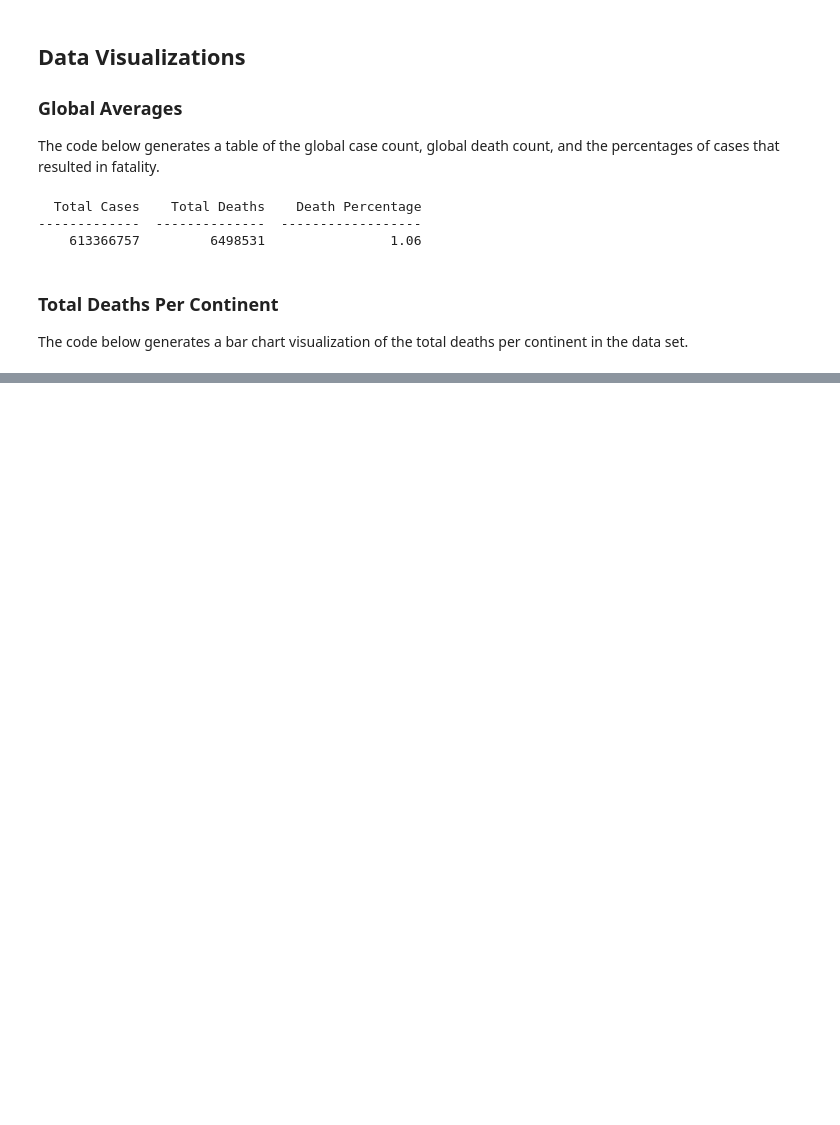
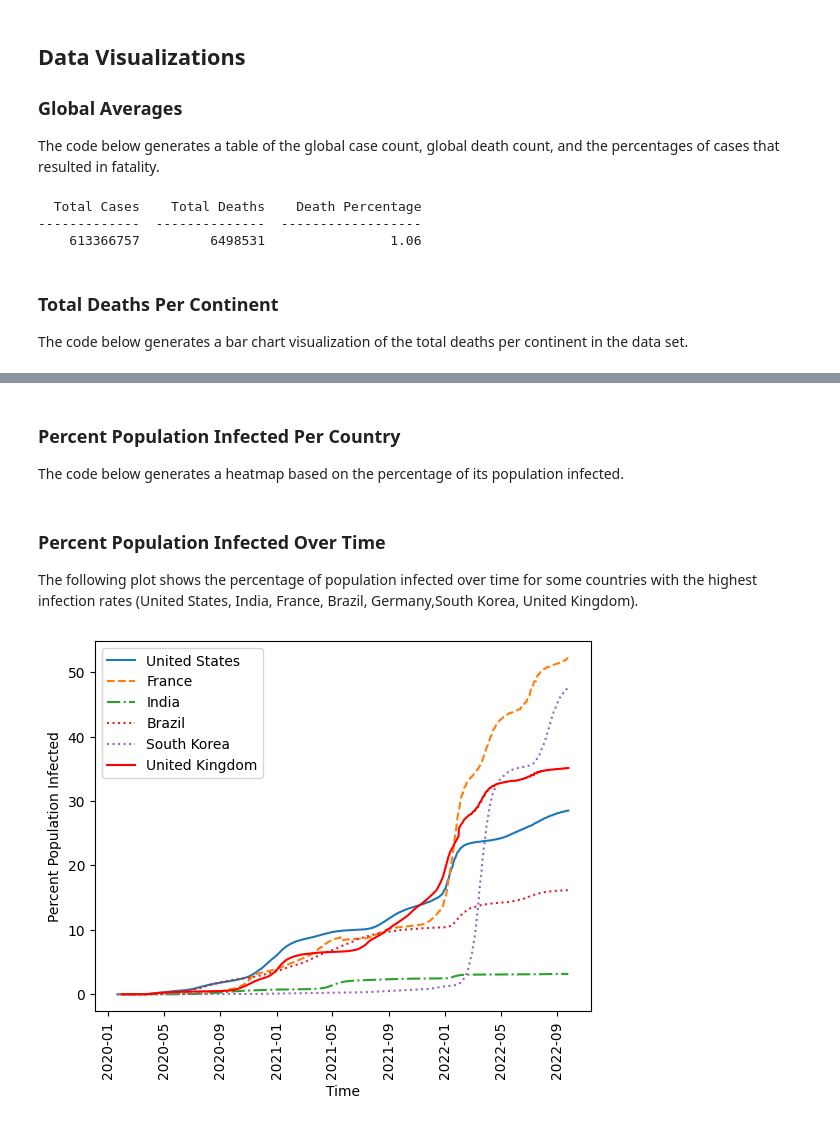
Before and after one commit to yourealizard/-Data-Visualization-and-EDA-with-COVID-19-dataset, a Jupyter notebook: Covid19_EDA.ipynb, the cells around one changed output, grey strips where cells are left out. Cells and saved outputs as stored; diff of their text form; code cells hidden in the pictures; blank space fills up the shorter version.

```diff
--- a/Covid19_EDA.ipynb
+++ b/Covid19_EDA.ipynb
@@ -34,7 +34,7 @@ import pandas as pd
 #connect to the db
 cnxn_str = ("Driver={SQL Server Native Client 11.0};"
             "Server=EnterYourServerNameHere;"
-            "Database=EnterYourDatabaseNameHere;"
+            "Database=EnterYourDBNameHere;"
             "UID=EnterYourUserNameHere;"
-            "PWD=EnterYourPasswordNameHere;")
+            "PWD=EnterYourPWHere;")
 cnxn = pyodbc.connect(cnxn_str)
@@ -328 +386,4 @@ See the caveats in the documentation: https://pandas.pydata.org/pandas-docs/stab
 [figure]
+# %% [markdown]
+### Percent Population Infected Per Country
+The code below generates a heatmap based on the percentage of its population infected.
@@ -328,0 +409,58 @@ See the caveats in the documentation: https://pandas.pydata.org/pandas-docs/stab
+# %% [markdown]
+### Percent Population Infected Over Time
+The following plot shows the percentage of population infected over time for some countries with the highest infection rates (United States, India, France, Brazil, Germany,South Korea, United Kingdom).
+# %%
+# importing package
+import numpy as np
+import matplotlib.dates as mdates
+from matplotlib.dates import DateFormatter
+
+from matplotlib.pyplot import figure
+
+#get data from query
+us_date = pd.to_datetime(case_v_population.loc[case_v_population['Location'] == 'United States']['date'])
+us_infection = case_v_population.loc[case_v_population['Location'] == 'United States']['CasePercentage']
+
+india_date = pd.to_datetime(case_v_population.loc[case_v_population['Location'] == 'India']['date'])
+india_infection = case_v_population.loc[case_v_population['Location'] == 'India']['CasePercentage']
+
+france_date = pd.to_datetime(case_v_population.loc[case_v_population['Location'] == 'France']['date'])
+france_infection = case_v_population.loc[case_v_population['Location'] == 'France']['CasePercentage']
+
+brazil_date = pd.to_datetime(case_v_population.loc[case_v_population['Location'] == 'Brazil']['date'])
+brazil_infection = case_v_population.loc[case_v_population['Location'] == 'Brazil']['CasePercentage']
+
+germany_date = pd.to_datetime(case_v_population.loc[case_v_population['Location'] == 'Germany']['date'])
+germany_infection = case_v_population.loc[case_v_population['Location'] == 'Germany']['CasePercentage']
+
+southkorea_date = pd.to_datetime(case_v_population.loc[case_v_population['Location'] == 'South Korea']['date'])
+southkorea_infection = case_v_population.loc[case_v_population['Location'] == 'South Korea']['CasePercentage']
+
+uk_date = pd.to_datetime(case_v_population.loc[case_v_population['Location'] == 'United Kingdom']['date'])
+uk_infection = case_v_population.loc[case_v_population['Location'] == 'United Kingdom']['CasePercentage']
+
+ # plot lines
+plt.plot(us_date, us_infection, label = "United States", linestyle="-")
+plt.plot(france_date, france_infection, label = "France", linestyle="--")
+plt.plot(india_date, india_infection, label = "India", linestyle="-.")
+plt.plot(brazil_date, brazil_infection, label = "Brazil", linestyle=":")
+plt.plot(southkorea_date, southkorea_infection, label = "South Korea", linestyle=":")
+plt.plot(uk_date, uk_infection, label = "United Kingdom", linestyle="-", color = "red")
+
+#rotate dates on x-axis 90 degrees
+plt.xticks(rotation=90)
+
+plt.legend()
+
+
+# Define the date format
+date_form = DateFormatter("%m-%Y")
+ax.xaxis.set_major_formatter(date_form)
+
+# Ensure a major tick for every 12 weeks (3 months)
+ax.xaxis.set_major_locator(mdates.WeekdayLocator(interval=12))
+plt.xlabel('Time')
+plt.ylabel('Percent Population Infected')
+plt.show()
+# %% [output]
+[figure, added]
```
Also changed, not shown: parts of 11 cells of this notebook.
